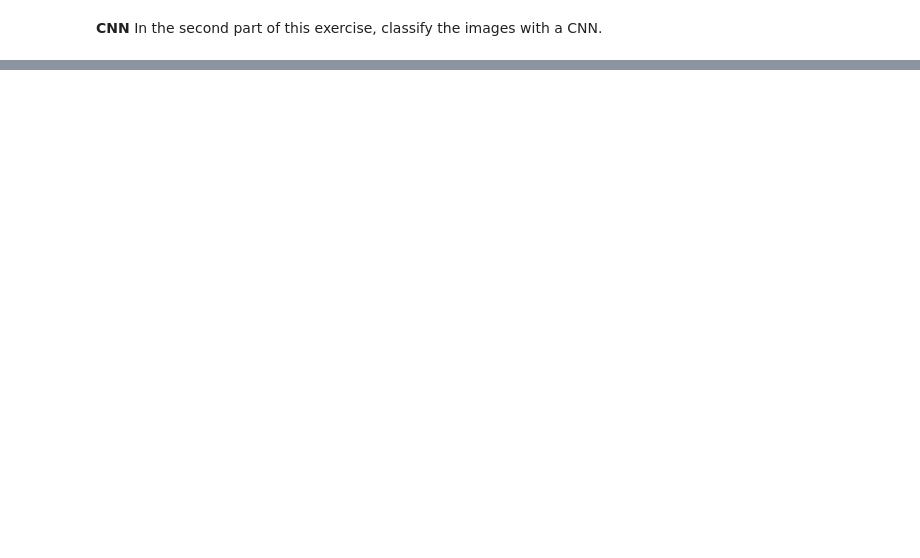
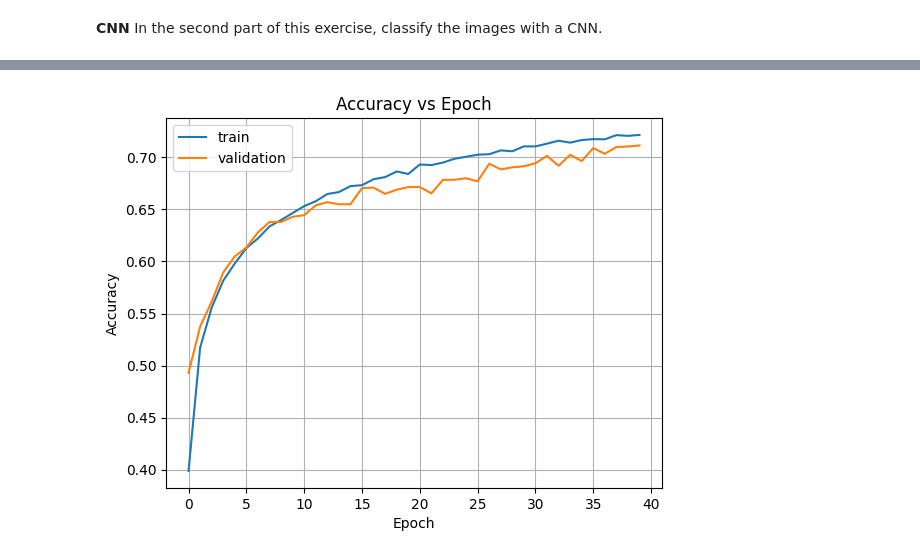
Before and after one commit to adrian-sica/ADL2025_exercises, a Jupyter notebook: Exercise7p1/Exercise_7_1_CIFAR_10.ipynb, the cells around one changed output, grey strips where cells are left out. Cells and saved outputs as stored; diff of their text form; code cells hidden in the pictures; blank space fills up the shorter version.

```diff
--- a/Exercise7p1/Exercise_7_1_CIFAR_10.ipynb
+++ b/Exercise7p1/Exercise_7_1_CIFAR_10.ipynb
@@ -373,0 +422,14 @@ model.fit(
+# %%
+# training curves
+history = np.genfromtxt("history_cnn.csv".format(model.name), delimiter=",", names=True)
+
+fig, ax = plt.subplots()
+ax.plot(history['accuracy'])
+ax.plot(history['val_accuracy'])
+ax.set(xlabel="Epoch", ylabel="Accuracy", title="Accuracy vs Epoch")
+ax.grid(True)
+ax.legend(['train', 'validation'], loc='upper left')
+
+plt.show()
+# %% [output]
+[figure, added]
```
Also changed, not shown: parts of 16 cells of this notebook.
